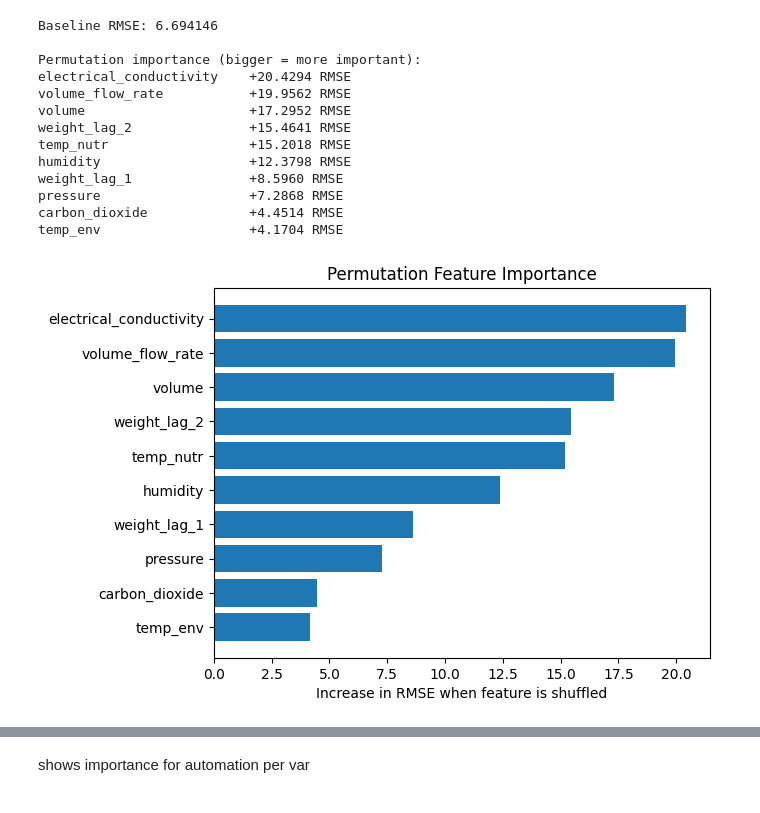
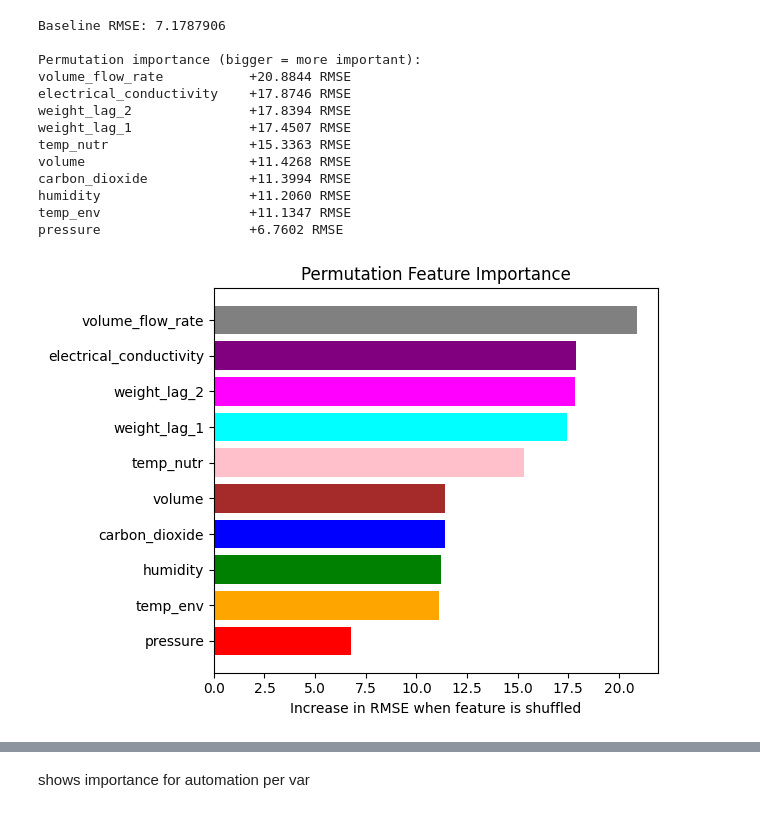
Before and after one commit to GerardoG2/plant-health-status, a Jupyter notebook: Notebooks/NeuralNetwork.ipynb, the cells around one changed output, grey strips where cells are left out. Drawn from its saved outputs; the diff is of its cells as text; code cells hidden in the pictures.

Commit message:
"modified plots"

```diff
--- a/Notebooks/NeuralNetwork.ipynb
+++ b/Notebooks/NeuralNetwork.ipynb
@@ -20,7 +20,7 @@ pd.set_option('display.max_columns', None)  # Show all columns in DataFrame disp
 import torch
 
 
-df = (pd.read_csv('../Data/regression_data.csv')
+df = (pd.read_csv('../Data/modeling_data.csv')
       )
 
 target_col = 'total_fresh_weight_g'
@@ -171,43 +173,61 @@ for j, name in enumerate(feature_names):
     # shuffle feature j
     idx = torch.randperm(X_perm.shape[0])
     X_perm[:, j] = X_perm[idx, j]
 
     # predictions with shuffled feature
     with torch.no_grad():
         preds = model(X_perm).cpu().numpy()
 
     perm_rmse = rmse(preds, y_test_tensor.cpu().numpy())
     importances.append((name, perm_rmse - base_rmse))  # increase in error
 
 # sort biggest increase first
 importances.sort(key=lambda x: x[1], reverse=True)
 
 print("Baseline RMSE:", base_rmse)
 print("\nPermutation importance (bigger = more important):")
 for name, delta in importances:
     print(f"{name:25s}  +{delta:.4f} RMSE")
 
 # ---- Bar plot ----
+
+# dictionary for colors of coefficients
+coef_colors = {
+    'carbon_dioxide': 'blue',
+    'temp_env': 'orange',
+    'humidity': 'green',
+    'pressure': 'red',
+    'electrical_conductivity': 'purple',
+    'volume': 'brown',
+    'temp_nutr': 'pink',
+    'volume_flow_rate': 'gray',
+    'weight_lag_1': 'cyan',
+    'weight_lag_2': 'magenta'
+}
 names = [n for n, _ in importances]
 deltas = [d for _, d in importances]
+colors = [coef_colors.get(name, 'black') for name in names]
 
 plt.figure()
-plt.barh(names[::-1], deltas[::-1])  # reverse so biggest on top
+plt.barh(names[::-1], deltas[::-1], color=colors[::-1])  # reverse so biggest on top
 plt.xlabel("Increase in RMSE when feature is shuffled")
 plt.title("Permutation Feature Importance")
+plt.tight_layout()
+# save figure
+plt.savefig('../Figures/permutation_importance.png')
 plt.show()
 # %% [output]
-Baseline RMSE: 6.694146
+Baseline RMSE: 7.1787906
 
 Permutation importance (bigger = more important):
-electrical_conductivity    +20.4294 RMSE
-volume_flow_rate           +19.9562 RMSE
-volume                     +17.2952 RMSE
-weight_lag_2               +15.4641 RMSE
-temp_nutr                  +15.2018 RMSE
-humidity                   +12.3798 RMSE
-weight_lag_1               +8.5960 RMSE
-pressure                   +7.2868 RMSE
-carbon_dioxide             +4.4514 RMSE
-temp_env                   +4.1704 RMSE
+volume_flow_rate           +20.8844 RMSE
+electrical_conductivity    +17.8746 RMSE
+weight_lag_2               +17.8394 RMSE
+weight_lag_1               +17.4507 RMSE
+temp_nutr                  +15.3363 RMSE
+volume                     +11.4268 RMSE
+carbon_dioxide             +11.3994 RMSE
+humidity                   +11.2060 RMSE
+temp_env                   +11.1347 RMSE
+pressure                   +6.7602 RMSE
-[figure, old version]
+[figure, new version]
```
Also changed, not shown: parts of 5 cells of this notebook, 10 other files.
